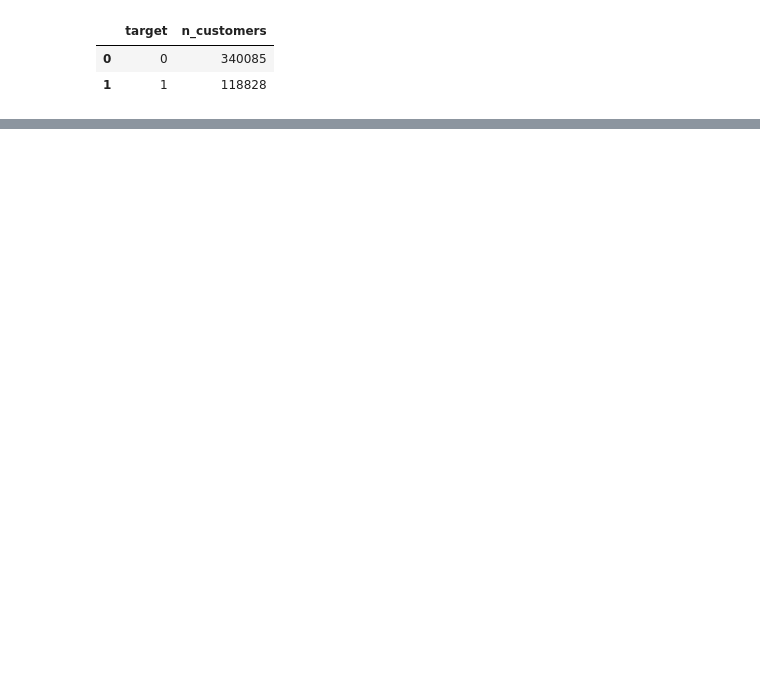
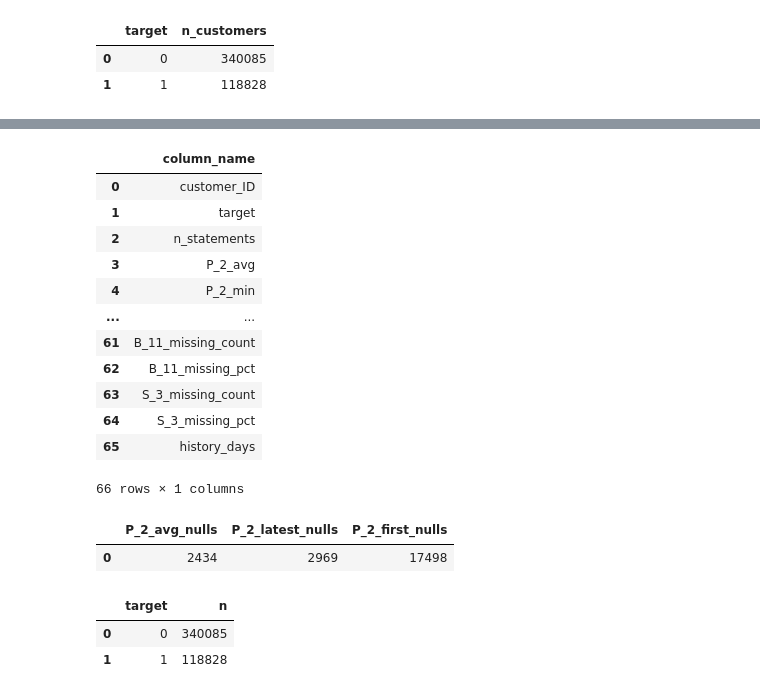
Before and after one commit to dd4real2k/amex_credit_risk, a Jupyter notebook: notebooks/01_bigquery_data_understanding.ipynb, the cells around one changed output, grey strips where cells are left out. Saved outputs shown, nothing was run; the diff lists cells and outputs as text; code cells hidden in the pictures; blank space fills up the shorter version.

```diff
--- a/notebooks/01_bigquery_data_understanding.ipynb
+++ b/notebooks/01_bigquery_data_understanding.ipynb
@@ -257,0 +312,46 @@ client.query(query).to_dataframe()
+# %%
+query = """
+SELECT column_name
+FROM `amex-46887.amex_risk.INFORMATION_SCHEMA.COLUMNS`
+WHERE table_name = 'model_dataset_v2'
+ORDER BY ordinal_position
+"""
+client.query(query).to_dataframe()
+# %% [output]
+|  | column_name |
+| 0 | customer_ID |
+| 1 | target |
+| 2 | n_statements |
+| 3 | P_2_avg |
+| 4 | P_2_min |
+| ... | ... |
+| 61 | B_11_missing_count |
+| 62 | B_11_missing_pct |
+| 63 | S_3_missing_count |
+| 64 | S_3_missing_pct |
+| 65 | history_days |
+66 rows × 1 columns
+# %%
+query = """
+SELECT
+  COUNTIF(P_2_avg IS NULL) AS P_2_avg_nulls,
+  COUNTIF(P_2_latest IS NULL) AS P_2_latest_nulls,
+  COUNTIF(P_2_first IS NULL) AS P_2_first_nulls
+FROM `amex-46887.amex_risk.model_dataset_v2`
+"""
+client.query(query).to_dataframe()
+# %% [output]
+|  | P_2_avg_nulls | P_2_latest_nulls | P_2_first_nulls |
+| 0 | 2434 | 2969 | 17498 |
+# %%
+query = """
+SELECT target, COUNT(*) AS n
+FROM `amex-46887.amex_risk.model_dataset_v2`
+GROUP BY target
+ORDER BY target
+"""
+client.query(query).to_dataframe()
+# %% [output]
+|  | target | n |
+| 0 | 0 | 340085 |
+| 1 | 1 | 118828 |
```
Also changed, not shown: parts of 8 cells of this notebook, 21 other files.
